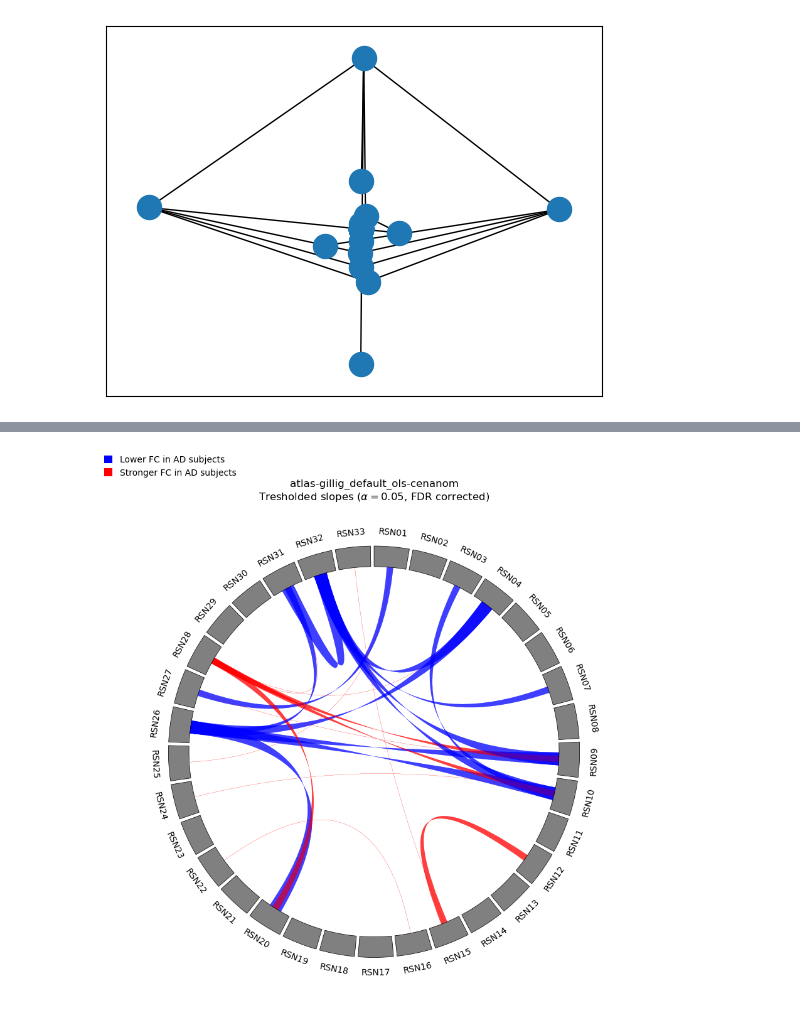
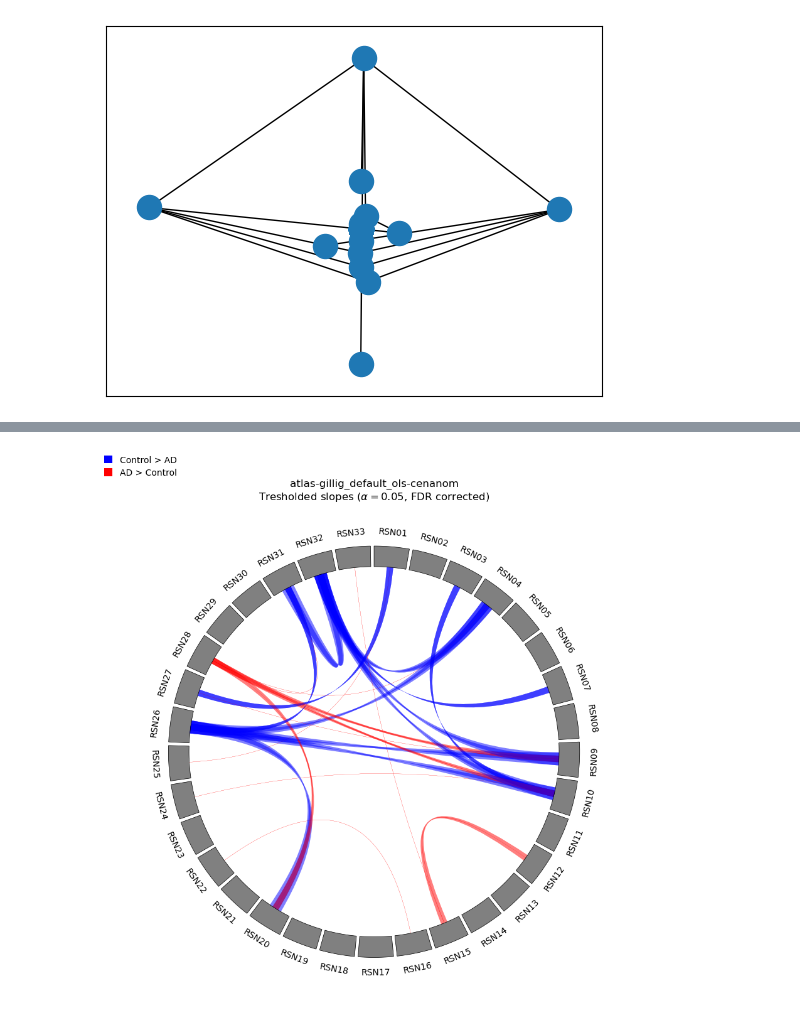
Before and after one commit to jonathan-legrand/bold-dementia, a Jupyter notebook: notebooks/create_graph.ipynb, the cells around one changed output, grey strips where cells are left out. Drawn from its saved outputs; the diff is of its cells as text; code cells hidden in the pictures.

```diff
--- a/notebooks/create_graph.ipynb
+++ b/notebooks/create_graph.ipynb
@@ -166,65 +119,37 @@ plt.show()
-# %%
-circos_links = [
-    ((a, 4, 6), (b, 4, 6), color)  for a, b, color in links
-]
-
-matrix_df = pd.DataFrame(thresholded_t, index=labels, columns=labels)
-
-links = []
-msk = []
-
-for source, row in matrix_df.iterrows():
-    for target_rsn, val in row.items():
-        if val > 0:
-            colour = "red"
-        elif val < 0:
-            colour = "blue"
-        elif val == 0:
-            continue
-
-        offset = int(math.floor(10 * val))
-        assert offset < 5
-        links.append(
-            (
-                (source, 5 - offset, 5 + offset),
-                (target_rsn, 5 - offset, 5 + offset),
-                colour
-            )
-        )
 # %%
 from pycirclize import Circos
 import matplotlib.patches as mpatches
 
 networks = matrix_df.columns.to_list()
 sectors = {n: 10 for n in networks}
 circos = Circos(sectors, space=1)
 
 cmap="gray",
 link_cmap=links,
 ticks_kws={"label_size": 2},
 r_lim=(90, 100)
 # TODO Name to color
 for sector in circos.sectors:
     # Plot label, outer track axis & xticks
     sector.text(sector.name)
     outer_track = sector.add_track(r_lim)
     color = "gray"
     outer_track.axis(fc=color)
 
 
 # Plot links
 for link in links:
     circos.link(*link[:2], color=link[2])
 
-blue_patch = mpatches.Patch(color='blue', label='Lower FC in AD subjects')
-red_patch = mpatches.Patch(color='red', label='Stronger FC in AD subjects')
+blue_patch = mpatches.Patch(color='blue', label='Control > AD')
+red_patch = mpatches.Patch(color='red', label='AD > Control')
 
 fig = circos.plotfig()
 fig.legend(handles=[blue_patch, red_patch])
 fig.suptitle(
-    f"{expname}\nTresholded slopes ($\\alpha = 0.05$, FDR corrected)",
+    f"{expname}\nTresholded slopes ($\\alpha = ${ALPHA}, FDR corrected)",
     y=1.01
 )
 fig.show()
 # %% [output]
-[figure, old version]
+[figure, new version]
```
Also changed, not shown: parts of 5 cells of this notebook.
